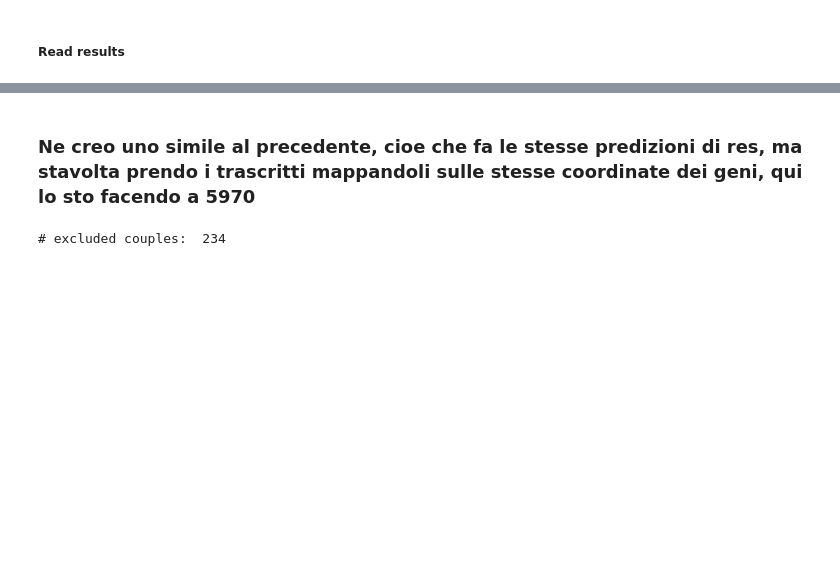
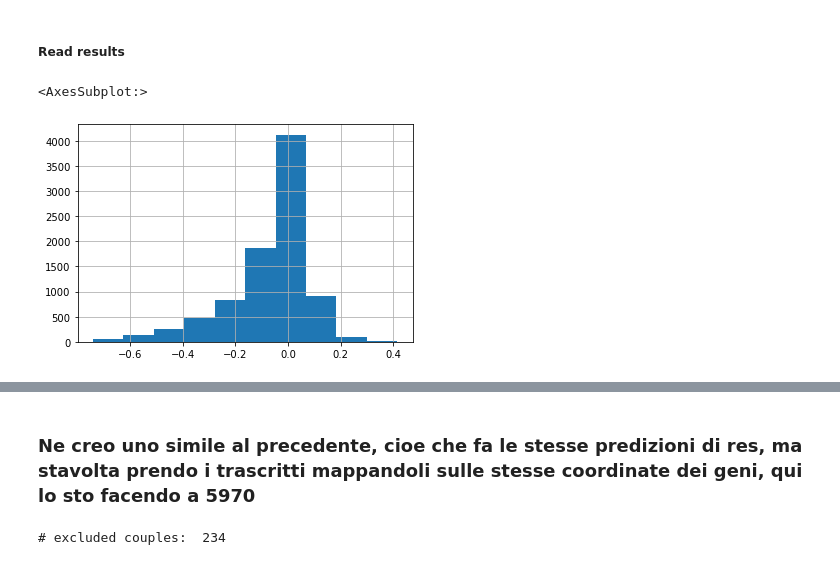
Before and after one commit to giorgiobini/RIME, a Jupyter notebook: src/check_predictions_with_adri.ipynb, the cells around one changed output, grey strips where cells are left out. Saved outputs shown, nothing was run; the diff lists cells and outputs as text; code cells hidden in the pictures; blank space fills up the shorter version.

```diff
--- a/src/check_predictions_with_adri.ipynb
+++ b/src/check_predictions_with_adri.ipynb
@@ -897,10 +939,15 @@ df_query.to_csv(os.path.join(check_data_path, 'embedding_query.csv'), index=Fals
 # %% [markdown]
 ##### Read results
 # %%
-predictions = pd.read_csv(os.path.join(out_path, 'predictions.csv'))
+predictions = pd.read_csv(os.path.join(check_data_path, 'predictions.csv'))
 # %%
 ephnen = pd.read_csv(os.path.join(check_data_path, 'ephnen.csv'))
 # %%
-ephnen = ephnen.merge(predictions.rename({'probability':'new_probability'}, axis = 1), on = 'id_sample')
+ephnen = ephnen.merge(
+    predictions.rename({'probability':'probability5969'}, axis = 1),
+    left_on ='id_pair',right_on ='id_sample')
 # %%
-(ephnen['probability'] - ephnen['new_probability']).hist()
+(ephnen['probability5969'] - ephnen['probability']).hist()
+# %% [output]
+<AxesSubplot:>
+[figure, added]
```
Also changed, not shown: parts of 13 cells of this notebook, 3 other files.
